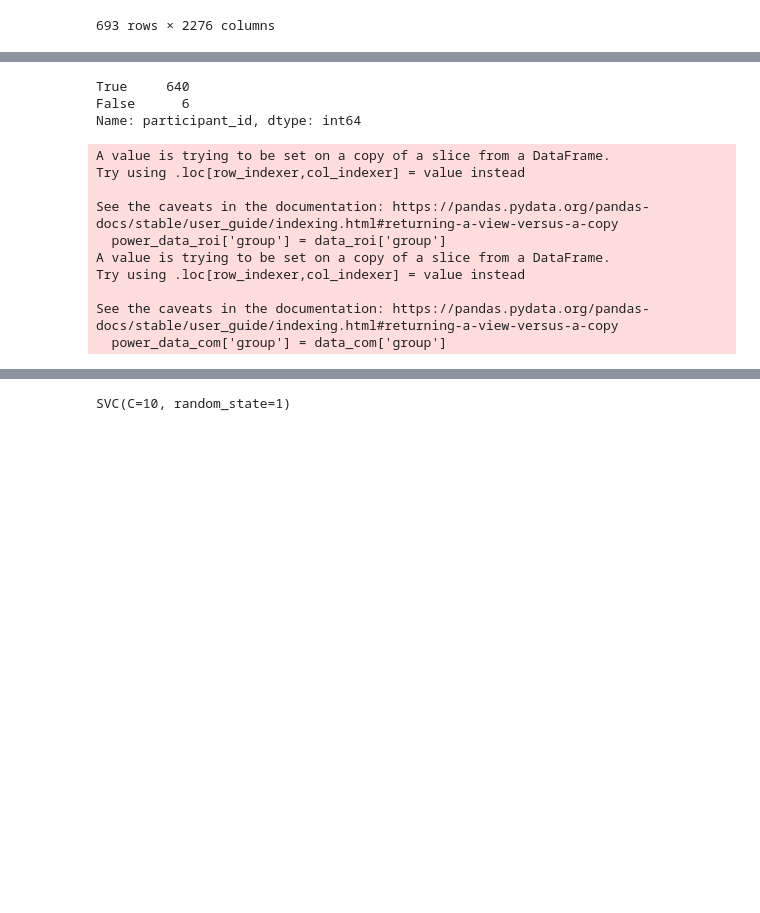
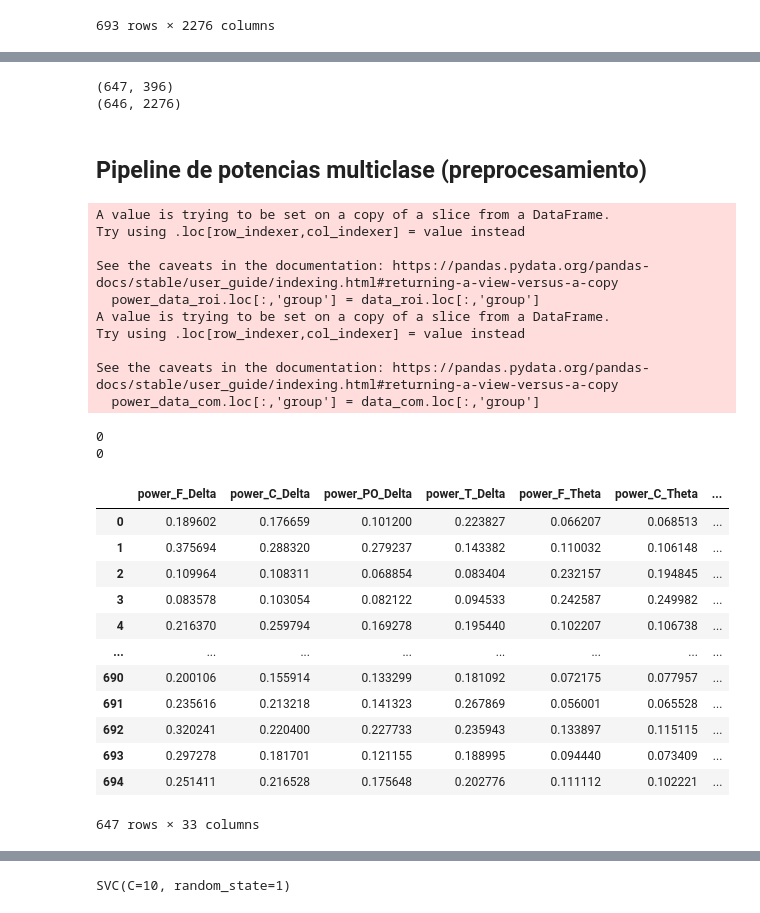
Before and after one commit to yjmantilla/Data_analysis_ML_Harmonization_Proyect, a Jupyter notebook: Manipulacion- Rois-Componentes de todas las DB/EDA.ipynb, the cells around one changed output, grey strips where cells are left out. Saved outputs shown, nothing was run; the diff lists cells and outputs as text; code cells hidden in the pictures; blank space fills up the shorter version.

```diff
--- a/Manipulacion- Rois-Componentes de todas las DB/EDA.ipynb
+++ b/Manipulacion- Rois-Componentes de todas las DB/EDA.ipynb
@@ -1,4 +3,6 @@
 # %%
+# Importación de librerías necesarias
+
 import pandas as pd
 import seaborn as sns
 import matplotlib.pyplot as plt
@@ -6,8 +10,15 @@ from sklearn.model_selection import train_test_split
 import numpy as np
 from sklearn.svm import SVC
 from sklearn import datasets, metrics
+from sklearn.ensemble import RandomForestClassifier
 
-path = r'C:\Users\veroh\OneDrive - Universidad de Antioquia\Resultados_Armonizacion_BD'
+# Rutas donde cada persona tiene los df locales, de la carpeta de OneDrive
+# Copiar la ruta como una variable y cambiar la varibale en el siguiente
+# bloque de código.
+
+path_santiago = r'C:\Users\santi\Universidad de Antioquia\VALERIA CADAVID CASTRO - Resultados_Armonizacion_BD'
 # %%
-data_roi=pd.read_feather(r'{path}\Datosparaorganizardataframes\Data_complete_roi.feather'.format(path=path))
-data_com=pd.read_feather(r'{path}\Datosparaorganizardataframes\Data_complete_ic.feather'.format(path=path))
+# Se cargan los df
+
+data_roi = pd.read_feather(r'{path}\Datosparaorganizardataframes\Data_complete_roi.feather'.format(path=path_santiago))
+data_com = pd.read_feather(r'{path}\Datosparaorganizardataframes\Data_complete_ic.feather'.format(path=path_santiago))
@@ -65,26 +82,60 @@ Name: participant_id, dtype: int64
-# %%
-data_com['participant_id'].isin(data_roi['participant_id']).value_counts()
-# %% [output]
-True     640
-False      6
-Name: participant_id, dtype: int64
+# %%
+# Se rectifican el número de sujetos que quedan tras el filtrado
+
+print(data_roi.shape)
+print(data_com.shape)
+# %% [output]
+(647, 396)
+(646, 2276)
+# %% [markdown]
+## Pipeline de potencias multiclase (preprocesamiento)
 # %%
-# Se extraen las potencias para realizar una prueba con máquinas de soporte vectorial
-# en ambos datasets (filtrando columnas que contengan la palabra 'power' en
-# su nombre).
+# Se extraen las potencias  en ambos datasets
+# (filtrando columnas que contengan la palabra 'power' en su nombre).
 
 power_data_roi = data_roi.filter(regex='power')
-power_data_roi['group'] = data_roi['group']
+
+# Se añade la columna de grupo
+# la cual corresponde al target en la clasificación
+
+power_data_roi.loc[:,'group'] = data_roi.loc[:,'group']
+
+# Mismo procedimiento para el df de componentes
+
 power_data_com = data_com.filter(regex='power')
-power_data_com['group'] = data_com['group']
+power_data_com.loc[:,'group'] = data_com.loc[:,'group']
 # %% [output]
 A value is trying to be set on a copy of a slice from a DataFrame.
 Try using .loc[row_indexer,col_indexer] = value instead
 
 See the caveats in the documentation: https://pandas.pydata.org/pandas-docs/stable/user_guide/indexing.html#returning-a-view-versus-a-copy
-  power_data_roi['group'] = data_roi['group']
+  power_data_roi.loc[:,'group'] = data_roi.loc[:,'group']
 A value is trying to be set on a copy of a slice from a DataFrame.
 Try using .loc[row_indexer,col_indexer] = value instead
 
 See the caveats in the documentation: https://pandas.pydata.org/pandas-docs/stable/user_guide/indexing.html#returning-a-view-versus-a-copy
-  power_data_com['group'] = data_com['group']
+  power_data_com.loc[:,'group'] = data_com.loc[:,'group']
+# %%
+# Verificación de que las etiquetas hayan quedado en la posición de que debe
+# ser utilizando la igualdad elemento a elemento.
+print((power_data_roi['group'] != data_roi['group']).sum())
+print((power_data_com['group'] != data_com['group']).sum())
+# %% [output]
+0
+0
+# %%
+power_data_roi
+# %% [output]
+|  | power_F_Delta | power_C_Delta | power_PO_Delta | power_T_Delta | power_F_Theta | power_C_Theta | ... |
+| 0 | 0.189602 | 0.176659 | 0.101200 | 0.223827 | 0.066207 | 0.068513 | ... |
+| 1 | 0.375694 | 0.288320 | 0.279237 | 0.143382 | 0.110032 | 0.106148 | ... |
+| 2 | 0.109964 | 0.108311 | 0.068854 | 0.083404 | 0.232157 | 0.194845 | ... |
+| 3 | 0.083578 | 0.103054 | 0.082122 | 0.094533 | 0.242587 | 0.249982 | ... |
+| 4 | 0.216370 | 0.259794 | 0.169278 | 0.195440 | 0.102207 | 0.106738 | ... |
+| ... | ... | ... | ... | ... | ... | ... | ... |
+| 690 | 0.200106 | 0.155914 | 0.133299 | 0.181092 | 0.072175 | 0.077957 | ... |
+| 691 | 0.235616 | 0.213218 | 0.141323 | 0.267869 | 0.056001 | 0.065528 | ... |
+| 692 | 0.320241 | 0.220400 | 0.227733 | 0.235943 | 0.133897 | 0.115115 | ... |
+| 693 | 0.297278 | 0.181701 | 0.121155 | 0.188995 | 0.094440 | 0.073409 | ... |
+| 694 | 0.251411 | 0.216528 | 0.175648 | 0.202776 | 0.111112 | 0.102221 | ... |
+647 rows × 33 columns
```
Also changed, not shown: parts of 27 cells of this notebook.
